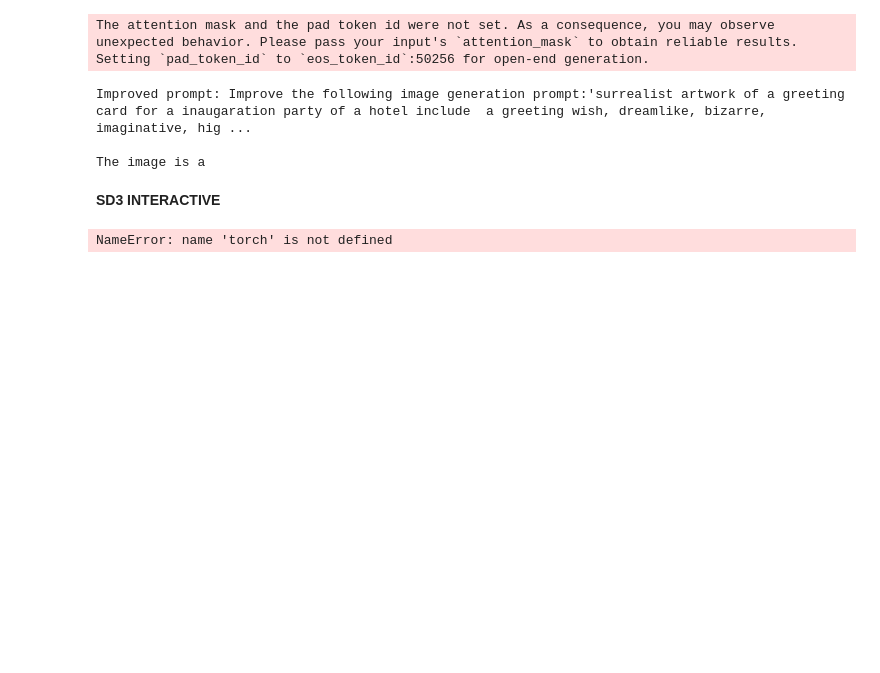
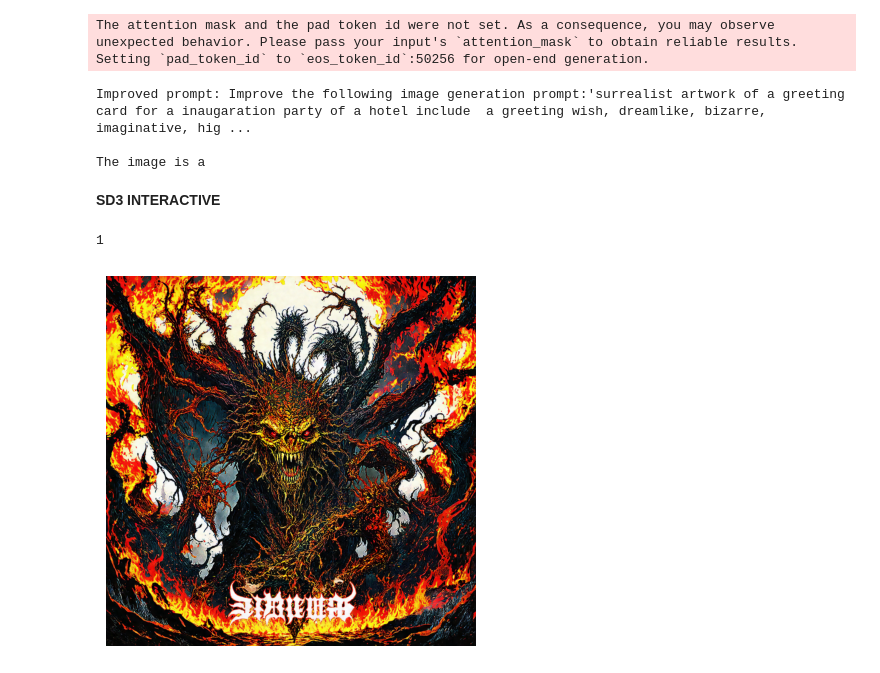
Before and after one commit to mancher07/loxc, a Jupyter notebook: SD3_jupyter_Master.ipynb, the cells around one changed output. Saved outputs shown, nothing was run; the diff lists cells and outputs as text; code cells hidden in the pictures; blank space fills up the shorter version.

```diff
--- a/SD3_jupyter_Master.ipynb
+++ b/SD3_jupyter_Master.ipynb
@@ -246,15 +246,15 @@ with torch.inference_mode():
     print(seed)
     sample = nodes.common_ksampler(model=model_patcher,
                                    seed=seed,
-                                   steps=55,
-                                   cfg=3.59,
+                                   steps=28,
+                                   cfg=4.5,
                                    sampler_name="dpm_fast",
                                    scheduler="sgm_uniform",
                                    positive=cond,
                                    negative=n_cond,
                                    latent=latent,
                                    force_full_denoise="true",
-                                   denoise=2.1)
+                                   denoise=6.8)
     sample = sample[0]["samples"].to(torch.float16)
     vae.first_stage_model.cuda()
     decoded = vae.decode_tiled(sample).detach()
@@ -264,31 +264,32 @@ img = Image.fromarray(np.array(decoded * 255, dtype=np.uint8)[0])
 
 # Display the image
 plt.imshow(img)
 plt.axis('off')
 plt.show()
 
 # Save the image with high quality
 img_path = '/content/output_image.png'
 img.save(img_path, format="PNG", quality=100)
 
 # Create a HTML button for download
 def create_download_button(file_path):
     from IPython.display import HTML
     import base64
 
     # Read the image and encode it in base64
     with open(file_path, 'rb') as f:
         data = f.read()
     b64_data = base64.b64encode(data).decode()
 
     # Create the HTML element
     html_code = f'''
     <a download="{file_path.split('/')[-1]}" href="embedded-picture" target="_blank">
         <button style="padding:10px; font-size:15px;">Descargar Imagen</button>
     </a>
     '''
     display.display(HTML(html_code))
 
 create_download_button(img_path)
 # %% [output]
-NameError: name 'torch' is not defined
+1
+[figure, added]
```
Also changed, not shown: parts of 2 cells of this notebook.
